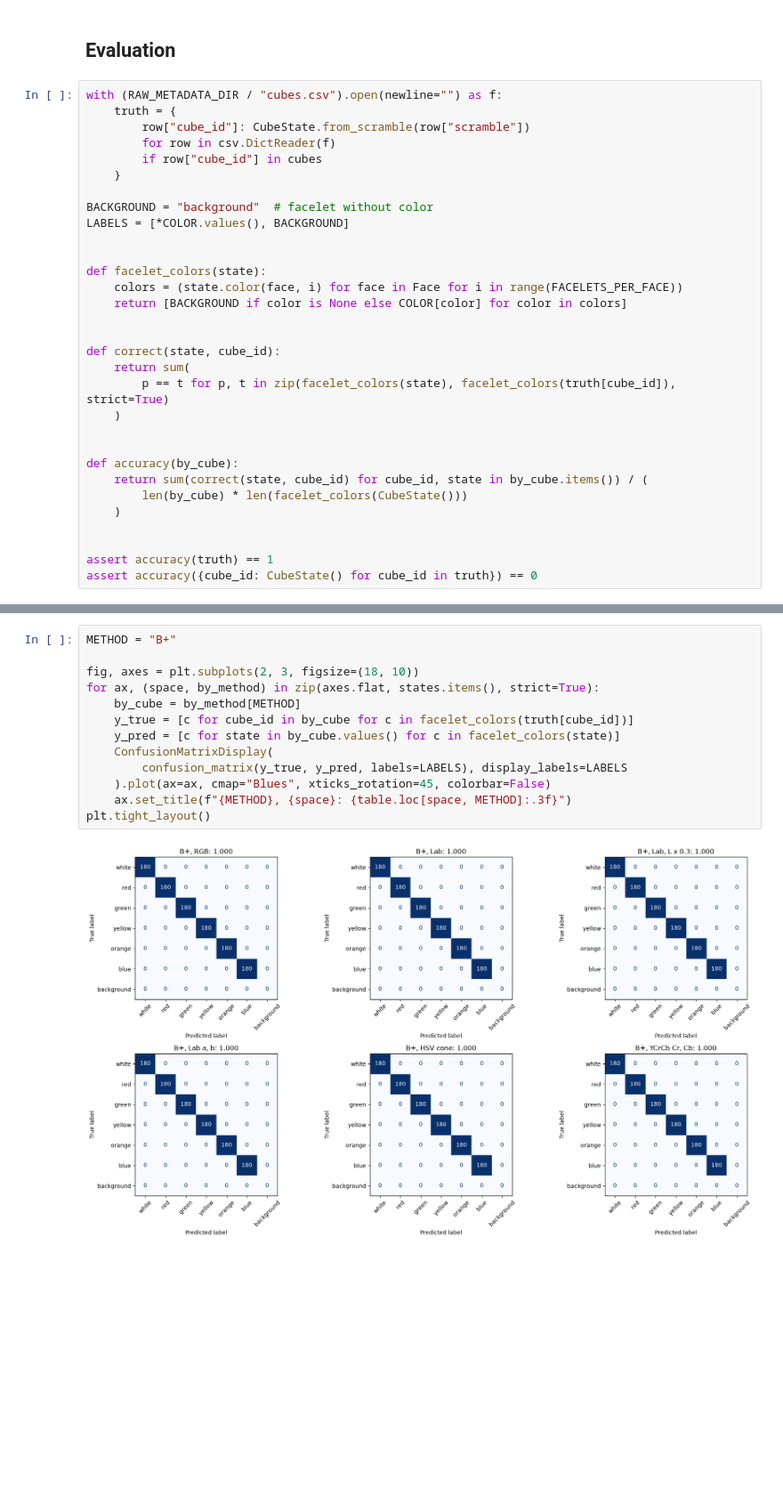
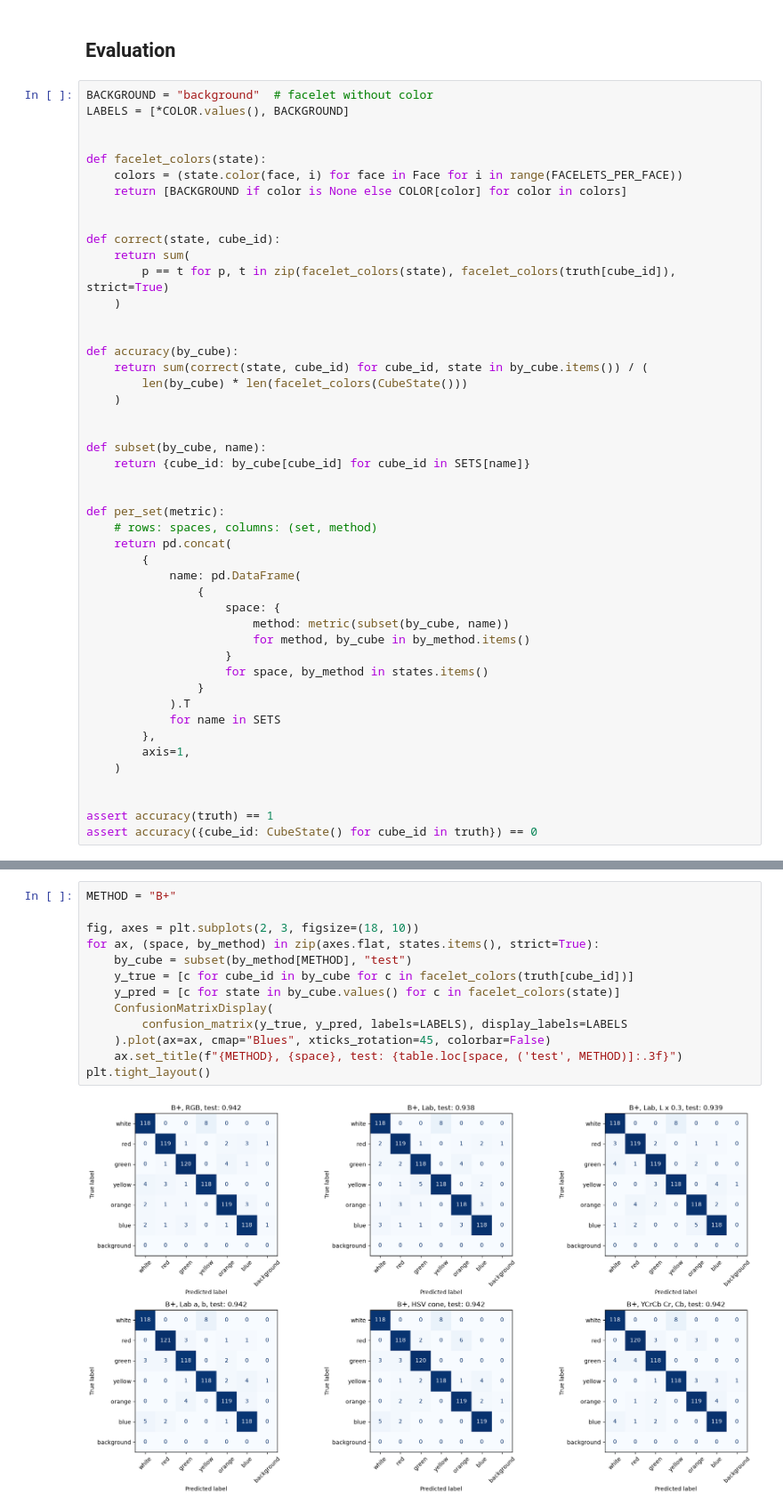
Before and after one commit to kwyrzyk/puzzle-vision, a Jupyter notebook: research/notebooks/3.1-kw-sticker-color-classification.ipynb, the cells around one changed output, grey strips where cells are left out. Shown at 89% size. Saved outputs shown, nothing was run; the diff lists cells and outputs as text; blank space fills up the shorter version.

Commit message:
refactor(notebooks): fit color palette on training cubes

```diff
--- a/research/notebooks/3.1-kw-sticker-color-classification.ipynb
+++ b/research/notebooks/3.1-kw-sticker-color-classification.ipynb
@@ -341,13 +411,6 @@ for space, feature in tqdm(SPACES.items()):
 # %% [markdown]
 ## Evaluation
 # %%
-with (RAW_METADATA_DIR / "cubes.csv").open(newline="") as f:
-    truth = {
-        row["cube_id"]: CubeState.from_scramble(row["scramble"])
-        for row in csv.DictReader(f)
-        if row["cube_id"] in cubes
-    }
-
 BACKGROUND = "background"  # facelet without color
 LABELS = [*COLOR.values(), BACKGROUND]
 
@@ -369,6 +432,29 @@ def accuracy(by_cube):
     )
 
 
+def subset(by_cube, name):
+    return {cube_id: by_cube[cube_id] for cube_id in SETS[name]}
+
+
+def per_set(metric):
+    # rows: spaces, columns: (set, method)
+    return pd.concat(
+        {
+            name: pd.DataFrame(
+                {
+                    space: {
+                        method: metric(subset(by_cube, name))
+                        for method, by_cube in by_method.items()
+                    }
+                    for space, by_method in states.items()
+                }
+            ).T
+            for name in SETS
+        },
+        axis=1,
+    )
+
+
 assert accuracy(truth) == 1
 assert accuracy({cube_id: CubeState() for cube_id in truth}) == 0
 # %%
@@ -425,18 +503,18 @@ pd.DataFrame(
 # %%
 METHOD = "B+"
 
 fig, axes = plt.subplots(2, 3, figsize=(18, 10))
 for ax, (space, by_method) in zip(axes.flat, states.items(), strict=True):
-    by_cube = by_method[METHOD]
+    by_cube = subset(by_method[METHOD], "test")
     y_true = [c for cube_id in by_cube for c in facelet_colors(truth[cube_id])]
     y_pred = [c for state in by_cube.values() for c in facelet_colors(state)]
     ConfusionMatrixDisplay(
         confusion_matrix(y_true, y_pred, labels=LABELS), display_labels=LABELS
     ).plot(ax=ax, cmap="Blues", xticks_rotation=45, colorbar=False)
-    ax.set_title(f"{METHOD}, {space}: {table.loc[space, METHOD]:.3f}")
+    ax.set_title(f"{METHOD}, {space}, test: {table.loc[space, ('test', METHOD)]:.3f}")
 plt.tight_layout()
 # %% [output]
-[figure, old version]
+[figure, new version]
 # %%
 SPACE = "Lab a, b"
 
```
Also changed, not shown: parts of 12 cells of this notebook.
